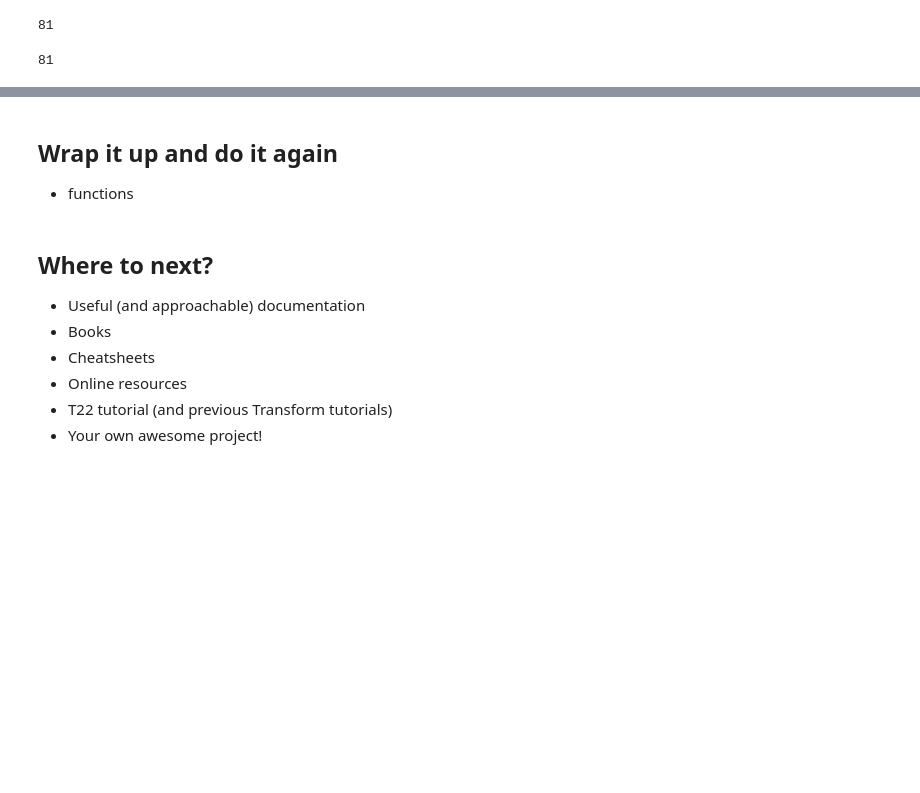
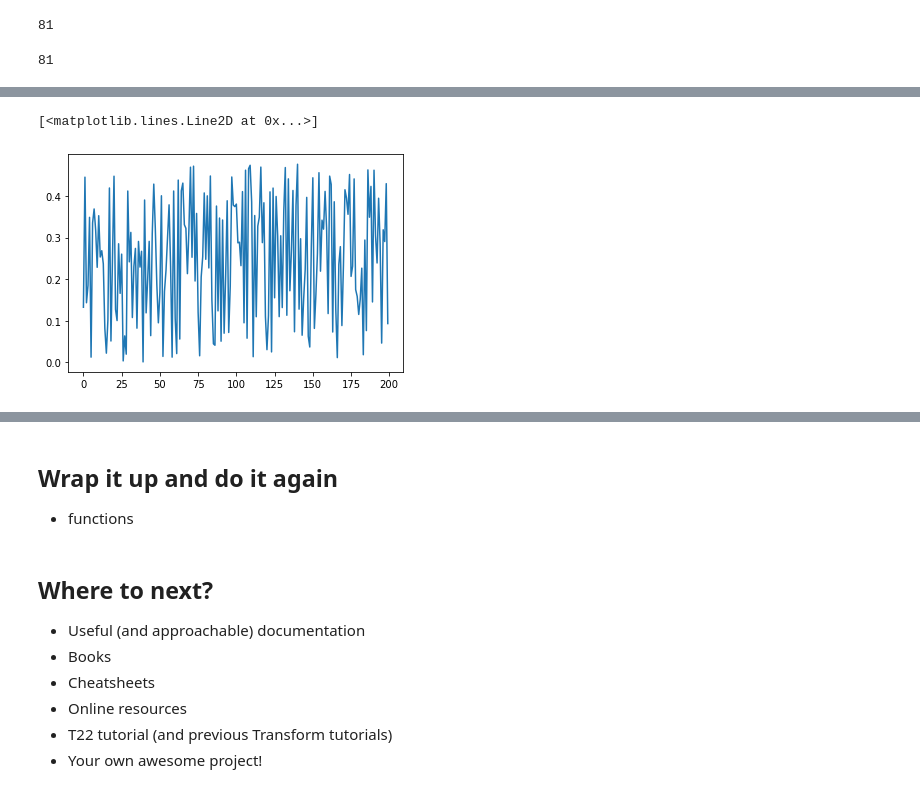
Before and after one commit to Zabamund/T22_getting_started, a Jupyter notebook: Intro_to_Python.ipynb, the cells around one changed output, grey strips where cells are left out. Saved outputs shown, nothing was run; the diff lists cells and outputs as text; code cells hidden in the pictures; blank space fills up the shorter version.

Commit message:
Add simple matplotlib

```diff
--- a/Intro_to_Python.ipynb
+++ b/Intro_to_Python.ipynb
@@ -657,0 +663,5 @@ good_resevoir_lc
+# %%
+plt.plot(porosities)
+# %% [output]
+[<matplotlib.lines.Line2D at 0x...>]
+[figure, added]
```
Also changed, not shown: parts of 5 cells of this notebook.
